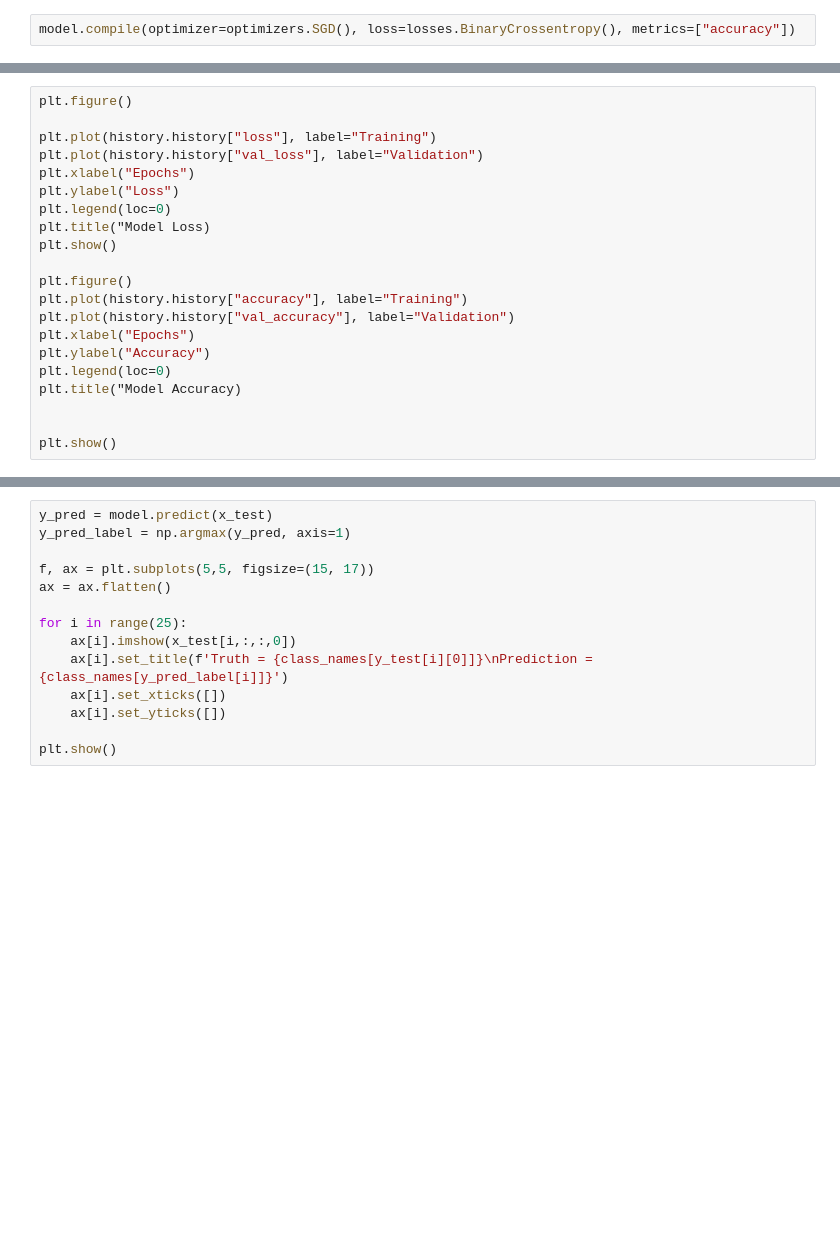
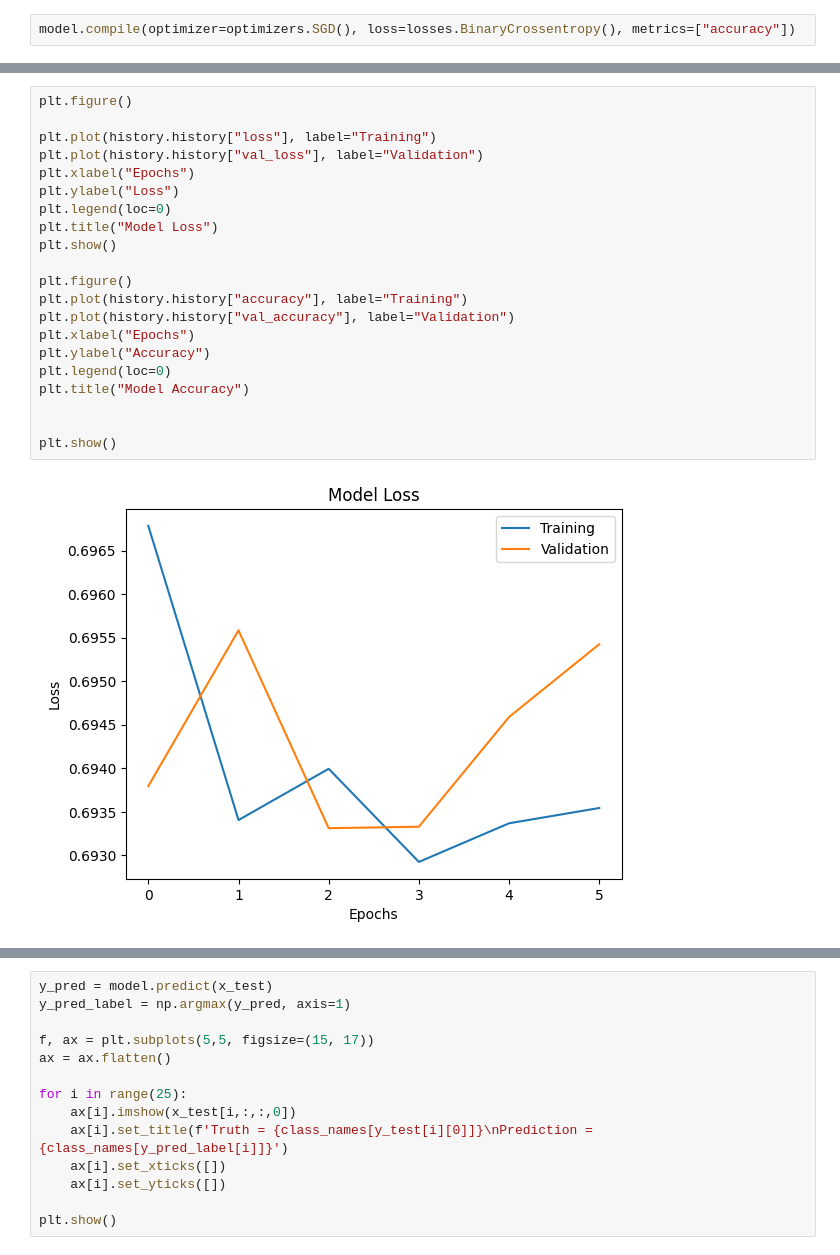
Before and after one commit to adheeb4/MLNN-Project-Group-20, a Jupyter notebook: Group_Project_Group_40.ipynb, the cells around one changed output, grey strips where cells are left out. Cells and saved outputs as stored; diff of their text form; blank space fills up the shorter version.

```diff
--- a/Group_Project_Group_40.ipynb
+++ b/Group_Project_Group_40.ipynb
@@ -107,21 +118,23 @@ Epoch 1/50
 # %%
 plt.figure()
 
 plt.plot(history.history["loss"], label="Training")
 plt.plot(history.history["val_loss"], label="Validation")
 plt.xlabel("Epochs")
 plt.ylabel("Loss")
 plt.legend(loc=0)
-plt.title("Model Loss)
+plt.title("Model Loss")
 plt.show()
 
 plt.figure()
 plt.plot(history.history["accuracy"], label="Training")
 plt.plot(history.history["val_accuracy"], label="Validation")
 plt.xlabel("Epochs")
 plt.ylabel("Accuracy")
 plt.legend(loc=0)
-plt.title("Model Accuracy)
+plt.title("Model Accuracy")
 
 
 plt.show()
+# %% [output]
+[figure, added]
```
Also changed, not shown: parts of 3 cells of this notebook.
